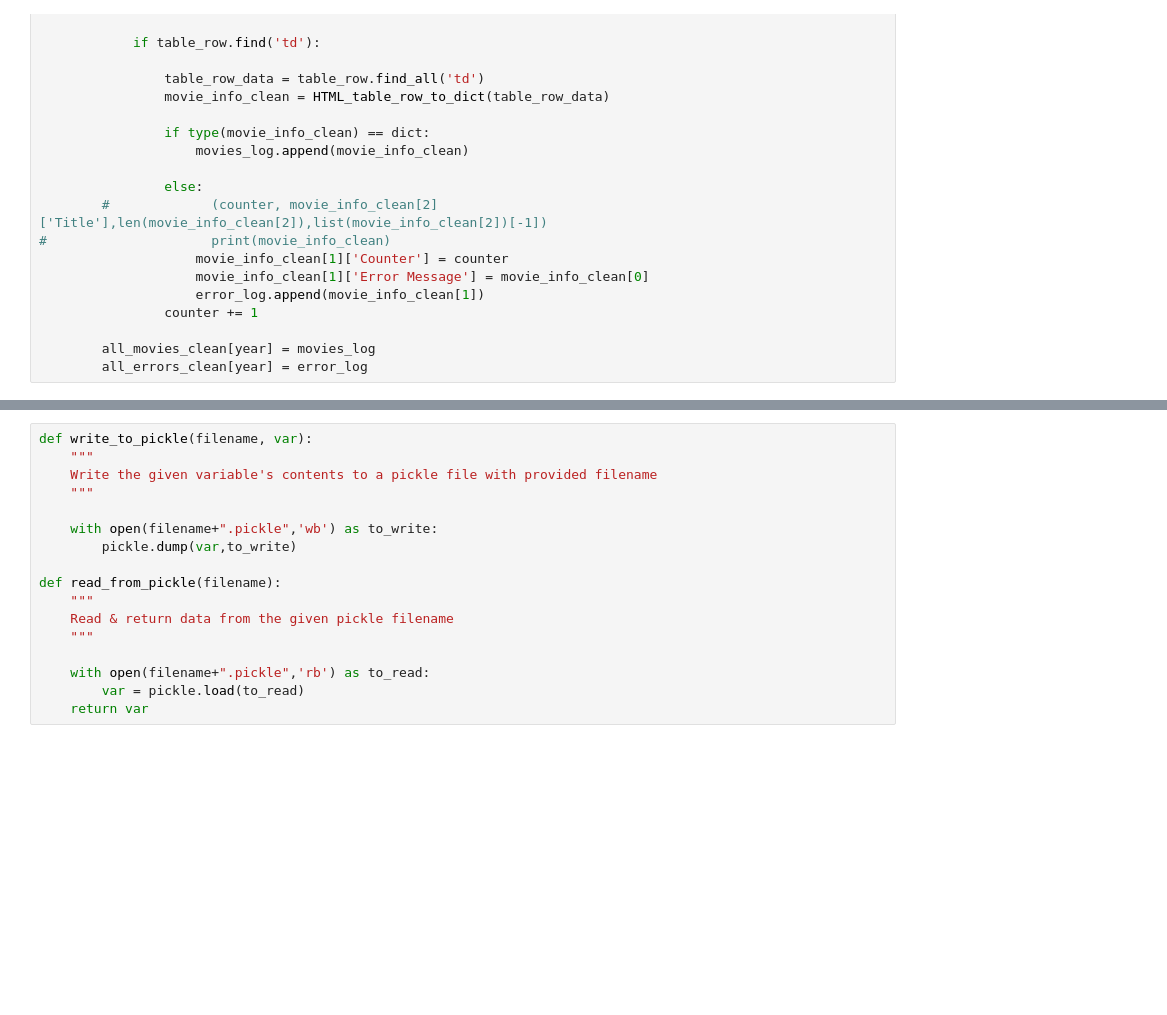
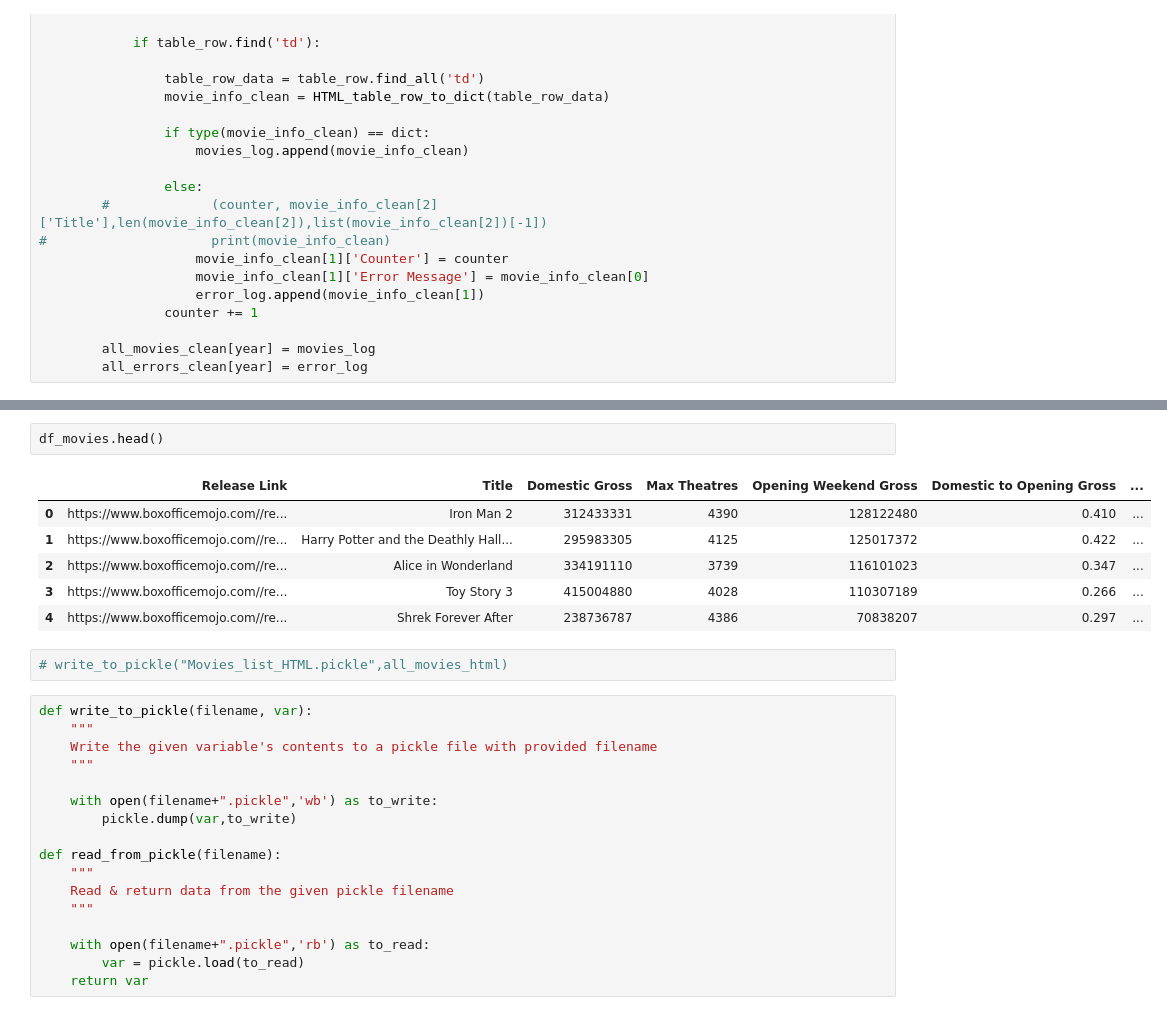
Before and after one commit to navish92/Predicting_Movie_Opening_Weekend, a Jupyter notebook: Individual_Scraping.ipynb, the cells around one changed output, grey strips where cells are left out. Saved outputs shown, nothing was run; the diff lists cells and outputs as text; blank space fills up the shorter version.

```diff
--- a/Individual_Scraping.ipynb
+++ b/Individual_Scraping.ipynb
@@ -54,3 +88,14 @@ for year in range(2010,2020,1):
+# %%
+df_movies.head()
+# %% [output]
+|  | Release Link | Title | Domestic Gross | Max Theatres | Opening Weekend Gross | Domestic to Opening Gross | ... |
+| 0 | https://www.boxofficemojo.com//re... | Iron Man 2 | 312433331 | 4390 | 128122480 | 0.410 | ... |
+| 1 | https://www.boxofficemojo.com//re... | Harry Potter and the Deathly Hall... | 295983305 | 4125 | 125017372 | 0.422 | ... |
+| 2 | https://www.boxofficemojo.com//re... | Alice in Wonderland | 334191110 | 3739 | 116101023 | 0.347 | ... |
+| 3 | https://www.boxofficemojo.com//re... | Toy Story 3 | 415004880 | 4028 | 110307189 | 0.266 | ... |
+| 4 | https://www.boxofficemojo.com//re... | Shrek Forever After | 238736787 | 4386 | 70838207 | 0.297 | ... |
+# %%
+# write_to_pickle("Movies_list_HTML.pickle",all_movies_html)
 # %%
 def write_to_pickle(filename, var):
     """
```
Also changed, not shown: parts of 9 cells of this notebook, 1 other file.
